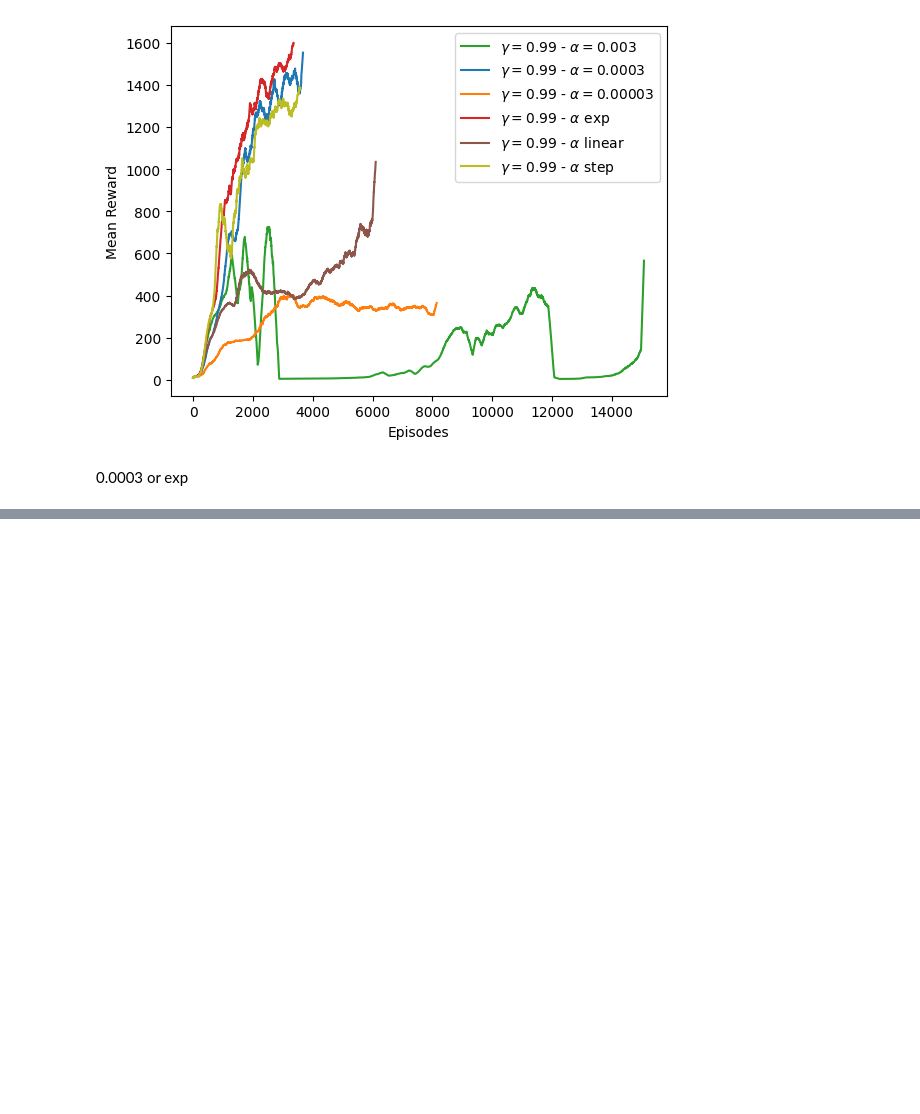
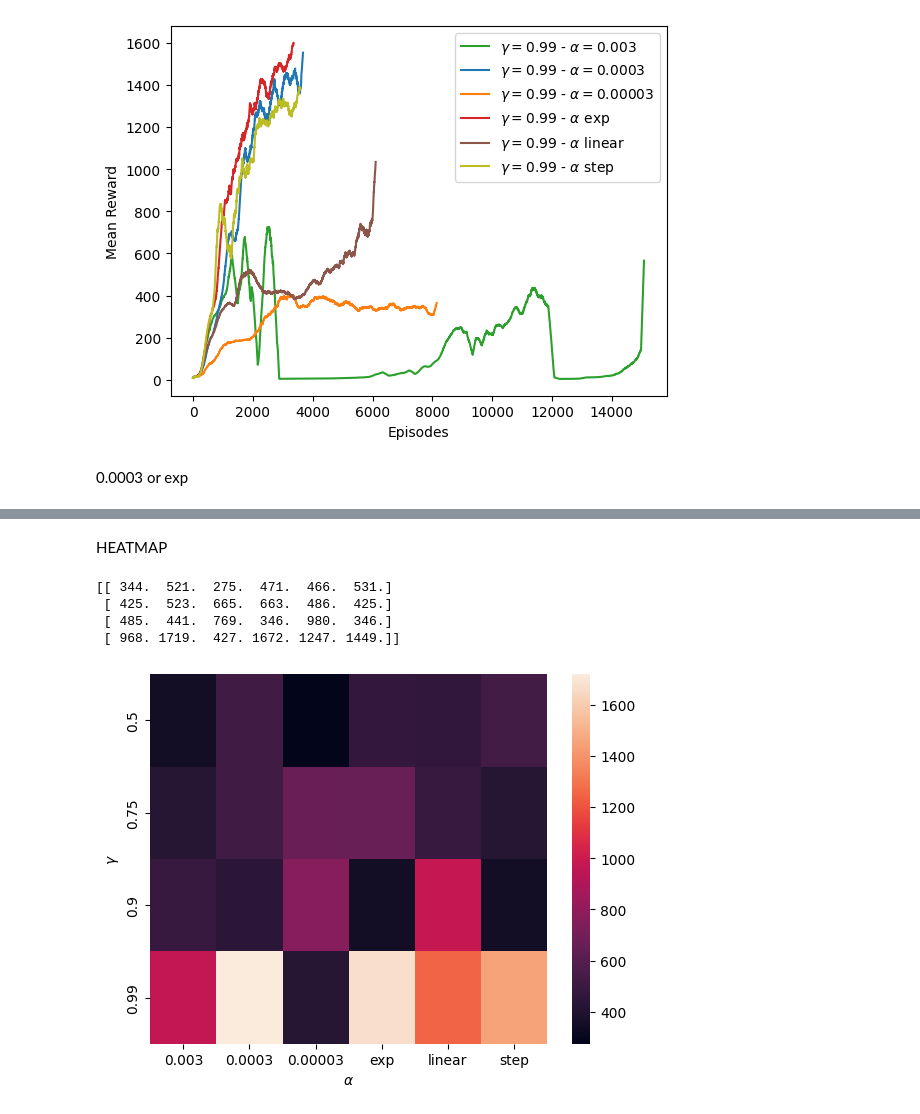
Before and after one commit to florentin1304/robotlearning_project, a Jupyter notebook: plots.ipynb, the cells around one changed output, grey strips where cells are left out. Drawn from its saved outputs; the diff is of its cells as text; code cells hidden in the pictures; blank space fills up the shorter version.

```diff
--- a/plots.ipynb
+++ b/plots.ipynb
@@ -253,0 +298,77 @@ plt.show()
+# %% [markdown]
+HEATMAP
+# %%
+import matplotlib.pyplot as plt
+import seaborn as sns
+import numpy as np
+
+test_log_dir = os.path.join(os.getcwd(), "hyperparams_tuning/test_logs")
+file_paths = [
+    os.path.join(test_log_dir, "ppo_source_lr0.003_gamma0.5.txt"),
+    os.path.join(test_log_dir, "ppo_source_lr0.003_gamma0.75.txt"),
+    os.path.join(test_log_dir, "ppo_source_lr0.003_gamma0.9.txt"),
+    os.path.join(test_log_dir, "ppo_source_lr0.003_gamma0.99.txt"),
+
+    os.path.join(test_log_dir, "ppo_source_lr0.0003_gamma0.5.txt"),
+    os.path.join(test_log_dir, "ppo_source_lr0.0003_gamma0.75.txt"),
+    os.path.join(test_log_dir, "ppo_source_lr0.0003_gamma0.9.txt"),
+    os.path.join(test_log_dir, "ppo_source_lr0.0003_gamma0.99.txt"),
+
+    os.path.join(test_log_dir, "ppo_source_lr3e-05_gamma0.5.txt"),
+    os.path.join(test_log_dir, "ppo_source_lr3e-05_gamma0.75.txt"),
+    os.path.join(test_log_dir, "ppo_source_lr3e-05_gamma0.9.txt"),
+    os.path.join(test_log_dir, "ppo_source_lr3e-05_gamma0.99.txt"),
+
+    os.path.join(test_log_dir, "ppo_source_lrexp_scheduler_gamma0.5.txt"),
+    os.path.join(test_log_dir, "ppo_source_lrexp_scheduler_gamma0.75.txt"),
+    os.path.join(test_log_dir, "ppo_source_lrexp_scheduler_gamma0.9.txt"),
+    os.path.join(test_log_dir, "ppo_source_lrexp_scheduler_gamma0.99.txt"),
+
+    os.path.join(test_log_dir, "ppo_source_lrlin_scheduler_gamma0.5.txt"),
+    os.path.join(test_log_dir, "ppo_source_lrlin_scheduler_gamma0.75.txt"),
+    os.path.join(test_log_dir, "ppo_source_lrlin_scheduler_gamma0.9.txt"),
+    os.path.join(test_log_dir, "ppo_source_lrlin_scheduler_gamma0.99.txt"),
+
+    os.path.join(test_log_dir, "ppo_source_lrstep_scheduler_gamma0.5.txt"),
+    os.path.join(test_log_dir, "ppo_source_lrstep_scheduler_gamma0.75.txt"),
+    os.path.join(test_log_dir, "ppo_source_lrstep_scheduler_gamma0.9.txt"),
+    os.path.join(test_log_dir, "ppo_source_lrstep_scheduler_gamma0.99.txt")
+]
+def read_file(file):
+    file = open(file, 'r')
+    content = file.read()
+
+    mean = re.search(r'\d+\.\d+', content.split("\n")[2]).group()
+    var = re.search(r'\d+\.\d+', content.split("\n")[3]).group()
+
+    file.close()
+    return int(float(mean)), int(float(var))
+
+rewards = []
+mean_rewards = []
+len_rewards = []
+num_alpha = 6
+num_gamma = 4
+heat = np.zeros((num_gamma,num_alpha))
+
+x = 0
+for j in range(num_alpha):
+    for i in range(num_gamma):
+        reward, _ = read_file(file_paths[x])
+        x+=1
+        heat[ i, j ] = np.max(reward)
+
+
+
+sns.heatmap(heat)
+plt.xlabel(r'$\alpha$')
+plt.ylabel(r'$\gamma$')
+plt.xticks([0.5,1.5,2.5,3.5,4.5,5.5],['0.003','0.0003','0.00003','exp','linear','step'])
+plt.yticks([0.5,1.5,2.5,3.5],['0.5','0.75','0.9','0.99'])
+print(heat)
+# %% [output]
+[[ 344.  521.  275.  471.  466.  531.]
+ [ 425.  523.  665.  663.  486.  425.]
+ [ 485.  441.  769.  346.  980.  346.]
+ [ 968. 1719.  427. 1672. 1247. 1449.]]
+[figure, added]
```
Also changed, not shown: parts of 3 cells of this notebook.
